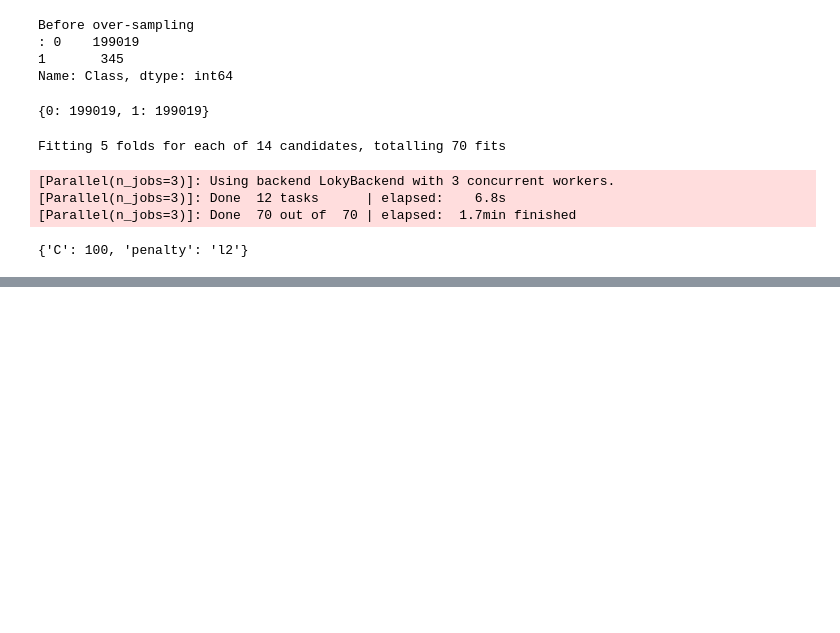
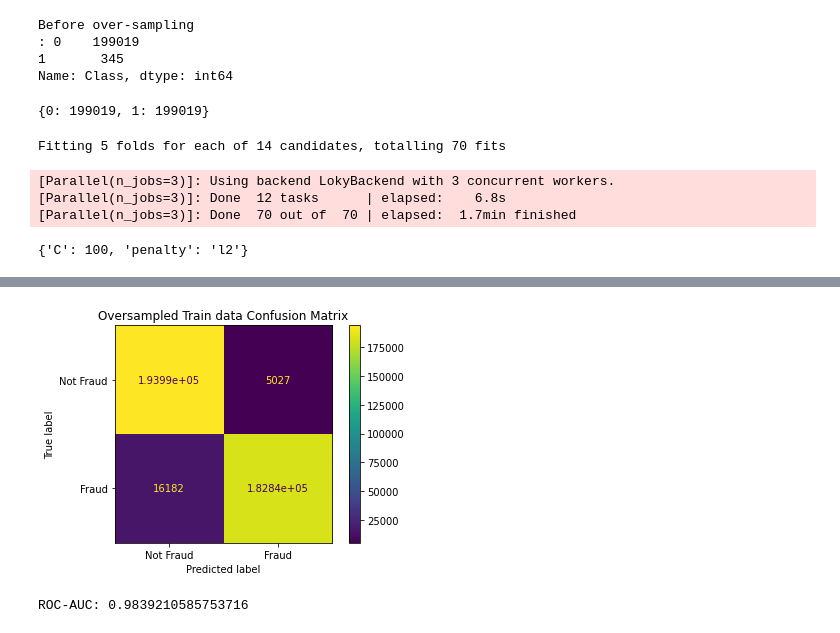
Before and after one commit to reetika6/CreditCardFraudDetection, a Jupyter notebook: CreditCardFraudDetection.ipynb, the cells around one changed output, grey strips where cells are left out. Cells and saved outputs as stored; diff of their text form; code cells hidden in the pictures; blank space fills up the shorter version.

```diff
--- a/CreditCardFraudDetection.ipynb
+++ b/CreditCardFraudDetection.ipynb
@@ -194,0 +223,16 @@ Fitting 5 folds for each of 14 candidates, totalling 70 fits
+# %%
+plot_confusion_matrix(k, X_train_res, y_train_res,  values_format = '.5g', display_labels=class_names)
+plt.title("Oversampled Train data Confusion Matrix")
+plt.show()
+# %% [output]
+[figure, added]
+# %%
+y_k =  k.decision_function(X_test)
+
+fpr, tpr, thresholds = roc_curve(y_test, y_k)
+
+roc_auc = auc(fpr,tpr)
+
+print("ROC-AUC:", roc_auc)
+# %% [output]
+ROC-AUC: 0.9839210585753716
```
Also changed, not shown: parts of 6 cells of this notebook.
